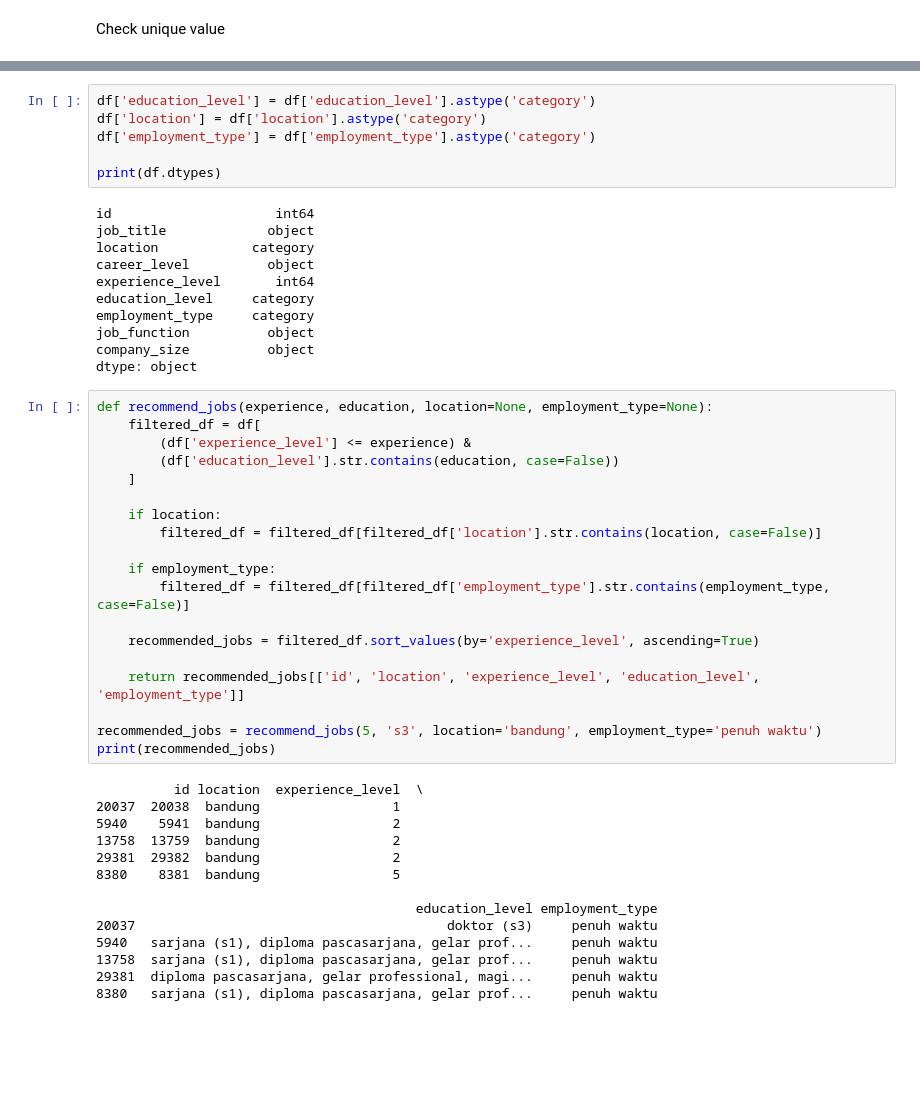
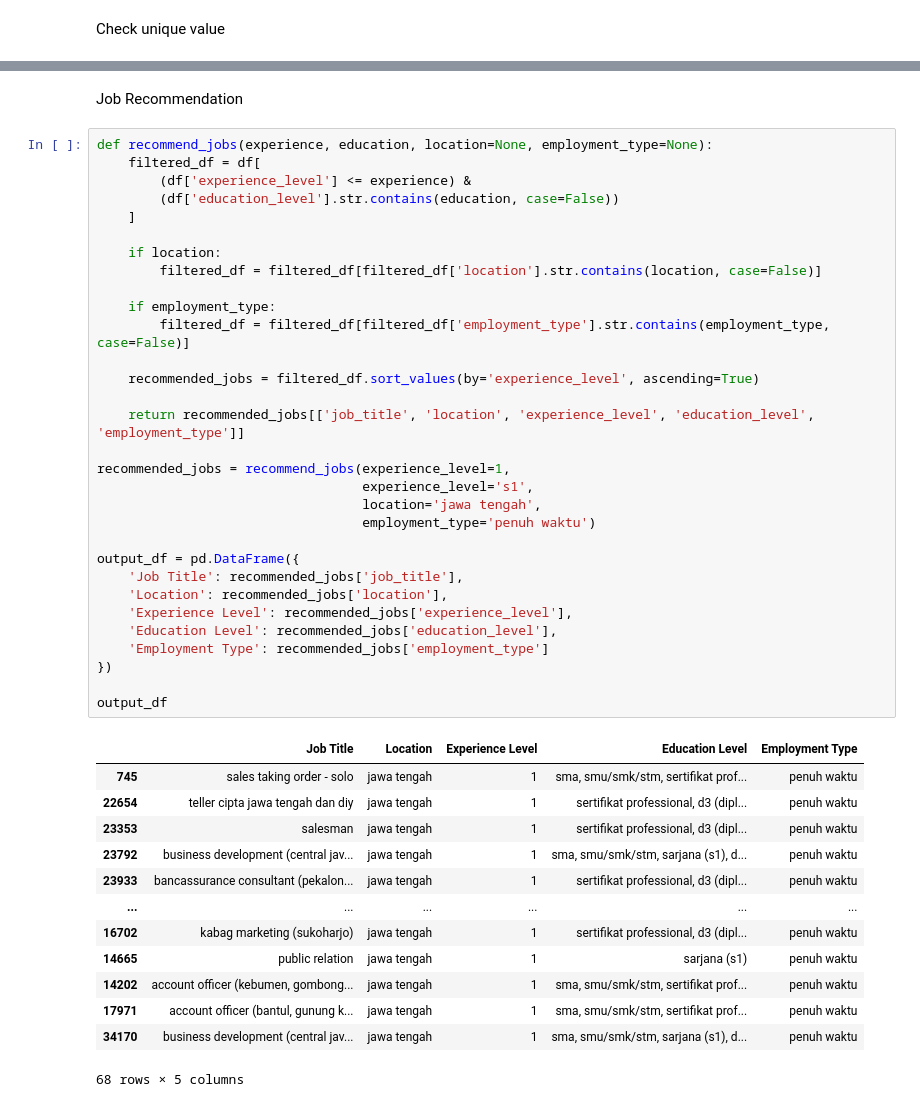
Before and after one commit to anglingkusuma/JobRecommender, a Jupyter notebook: JobRecommender.ipynb, the cells around one changed output, grey strips where cells are left out. Saved outputs shown, nothing was run; the diff lists cells and outputs as text; blank space fills up the shorter version.

```diff
--- a/JobRecommender.ipynb
+++ b/JobRecommender.ipynb
@@ -101,50 +110,47 @@ df['experience_level'] = df['experience_level'].astype(int)
-# %%
-df['education_level'] = df['education_level'].astype('category')
-df['location'] = df['location'].astype('category')
-df['employment_type'] = df['employment_type'].astype('category')
-
-print(df.dtypes)
-# %% [output]
-id                     int64
-job_title             object
-location            category
-career_level          object
-experience_level       int64
-education_level     category
-employment_type     category
-job_function          object
-company_size          object
-dtype: object
+# %% [markdown]
+Job Recommendation
 # %%
 def recommend_jobs(experience, education, location=None, employment_type=None):
     filtered_df = df[
         (df['experience_level'] <= experience) &
         (df['education_level'].str.contains(education, case=False))
     ]
 
     if location:
         filtered_df = filtered_df[filtered_df['location'].str.contains(location, case=False)]
 
     if employment_type:
         filtered_df = filtered_df[filtered_df['employment_type'].str.contains(employment_type, case=False)]
 
     recommended_jobs = filtered_df.sort_values(by='experience_level', ascending=True)
 
-    return recommended_jobs[['id', 'location', 'experience_level', 'education_level', 'employment_type']]
+    return recommended_jobs[['job_title', 'location', 'experience_level', 'education_level', 'employment_type']]
 
-recommended_jobs = recommend_jobs(5, 's3', location='bandung', employment_type='penuh waktu')
-print(recommended_jobs)
+recommended_jobs = recommend_jobs(experience_level=1,
+                                  experience_level='s1',
+                                  location='jawa tengah',
+                                  employment_type='penuh waktu')
+
+output_df = pd.DataFrame({
+    'Job Title': recommended_jobs['job_title'],
+    'Location': recommended_jobs['location'],
+    'Experience Level': recommended_jobs['experience_level'],
+    'Education Level': recommended_jobs['education_level'],
+    'Employment Type': recommended_jobs['employment_type']
+})
+
+output_df
 # %% [output]
+|  | Job Title | Location | Experience Level | Education Level | Employment Type |
+| 745 | sales taking order - solo | jawa tengah | 1 | sma, smu/smk/stm, sertifikat prof... | penuh waktu |
+| 22654 | teller cipta jawa tengah dan diy | jawa tengah | 1 | sertifikat professional, d3 (dipl... | penuh waktu |
+| 23353 | salesman | jawa tengah | 1 | sertifikat professional, d3 (dipl... | penuh waktu |
+| 23792 | business development (central jav... | jawa tengah | 1 | sma, smu/smk/stm, sarjana (s1), d... | penuh waktu |
+| 23933 | bancassurance consultant (pekalon... | jawa tengah | 1 | sertifikat professional, d3 (dipl... | penuh waktu |
+| ... | ... | ... | ... | ... | ... |
+| 16702 | kabag marketing (sukoharjo) | jawa tengah | 1 | sertifikat professional, d3 (dipl... | penuh waktu |
+| 14665 | public relation | jawa tengah | 1 | sarjana (s1) | penuh waktu |
+| 14202 | account officer (kebumen, gombong... | jawa tengah | 1 | sma, smu/smk/stm, sertifikat prof... | penuh waktu |
+| 17971 | account officer (bantul, gunung k... | jawa tengah | 1 | sma, smu/smk/stm, sertifikat prof... | penuh waktu |
+| 34170 | business development (central jav... | jawa tengah | 1 | sma, smu/smk/stm, sarjana (s1), d... | penuh waktu |
-          id location  experience_level  \
-20037  20038  bandung                 1
-5940    5941  bandung                 2
-13758  13759  bandung                 2
-29381  29382  bandung                 2
-8380    8381  bandung                 5
-
-                                         education_level employment_type
-20037                                        doktor (s3)     penuh waktu
-5940   sarjana (s1), diploma pascasarjana, gelar prof...     penuh waktu
-13758  sarjana (s1), diploma pascasarjana, gelar prof...     penuh waktu
-29381  diploma pascasarjana, gelar professional, magi...     penuh waktu
-8380   sarjana (s1), diploma pascasarjana, gelar prof...     penuh waktu
+68 rows × 5 columns
```
Also changed, not shown: parts of 6 cells of this notebook.
